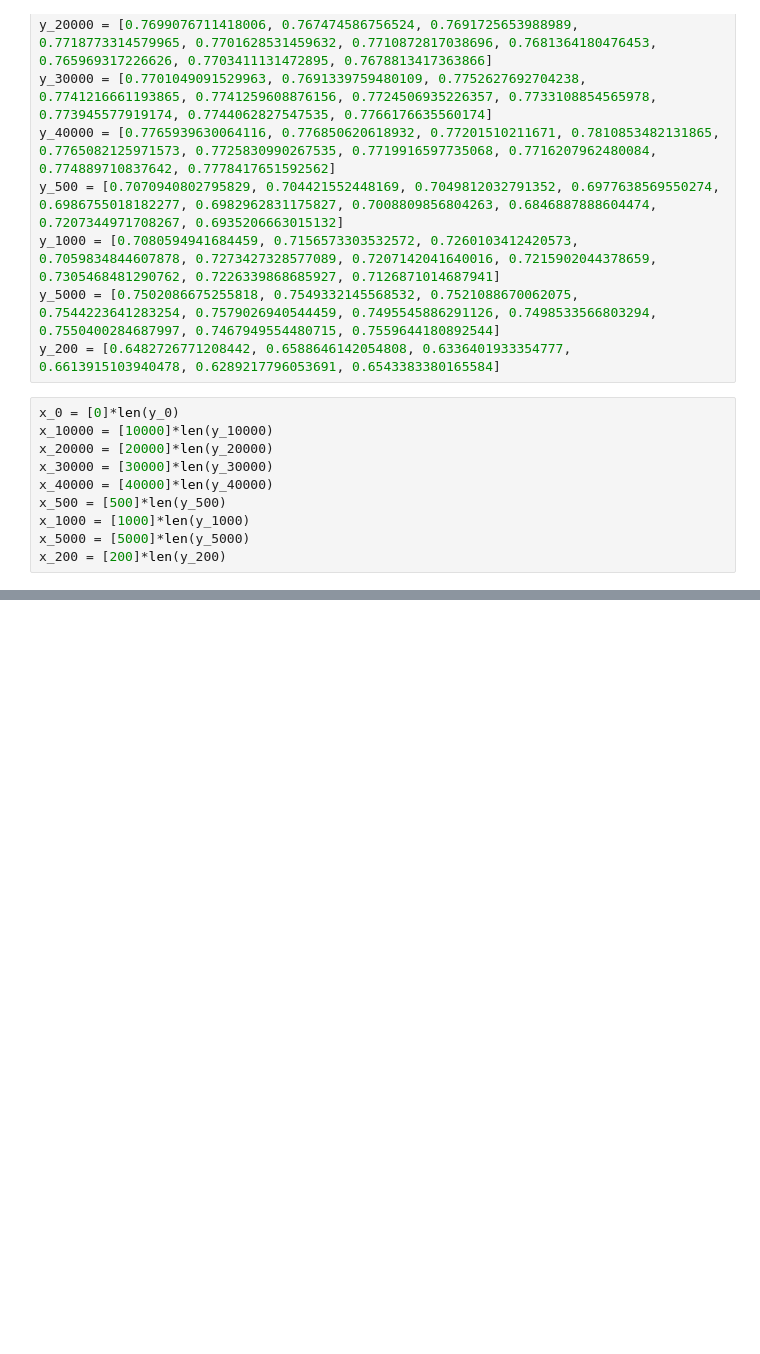
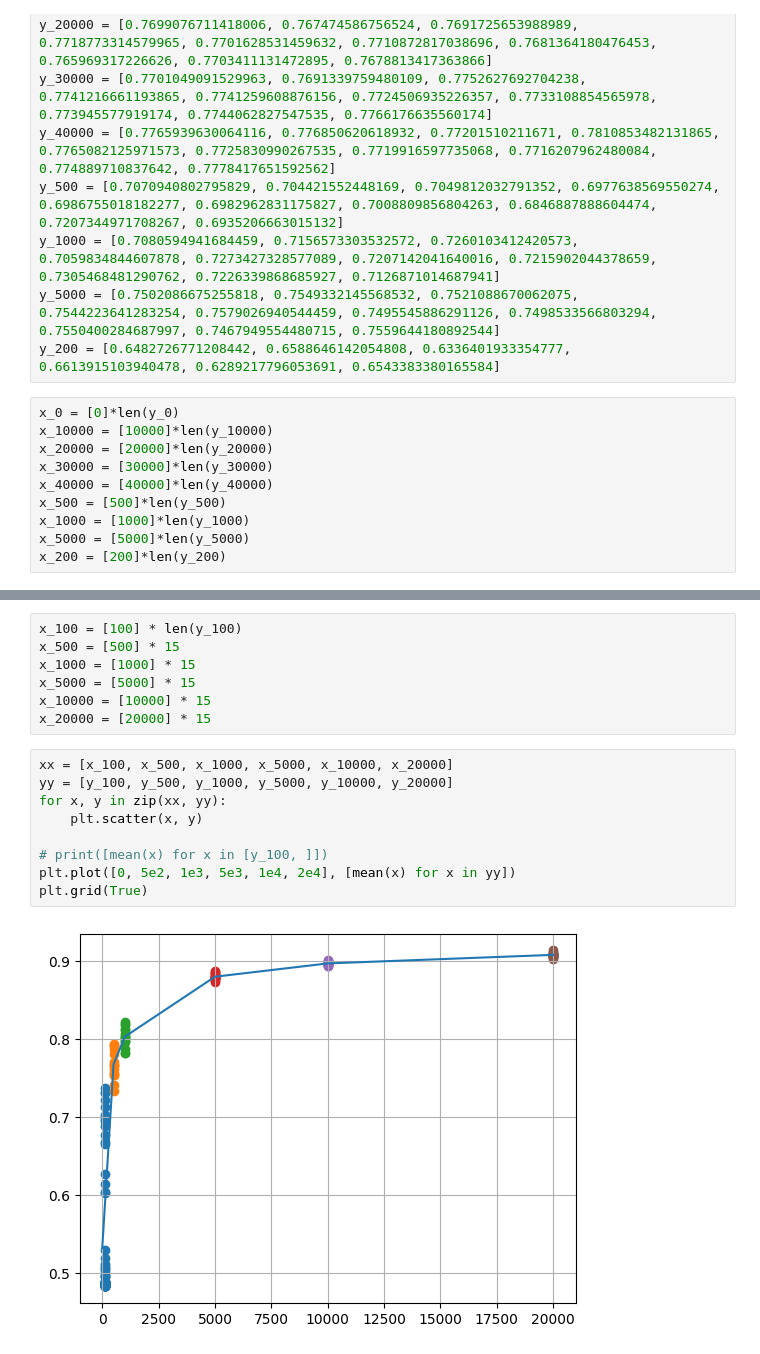
Before and after one commit to Kommunarus/activelearning, a Jupyter notebook: old/plot.ipynb, the cells around one changed output, grey strips where cells are left out. Drawn from its saved outputs; the diff is of its cells as text; blank space fills up the shorter version.

```diff
--- a/old/plot.ipynb
+++ b/old/plot.ipynb
@@ -101,0 +106,18 @@ plt.grid(True)
+# %%
+x_100 = [100] * len(y_100)
+x_500 = [500] * 15
+x_1000 = [1000] * 15
+x_5000 = [5000] * 15
+x_10000 = [10000] * 15
+x_20000 = [20000] * 15
+# %%
+xx = [x_100, x_500, x_1000, x_5000, x_10000, x_20000]
+yy = [y_100, y_500, y_1000, y_5000, y_10000, y_20000]
+for x, y in zip(xx, yy):
+    plt.scatter(x, y)
+
+# print([mean(x) for x in [y_100, ]])
+plt.plot([0, 5e2, 1e3, 5e3, 1e4, 2e4], [mean(x) for x in yy])
+plt.grid(True)
+# %% [output]
+[figure, added]
```
Also changed, not shown: parts of 4 cells of this notebook, 11 other files.
